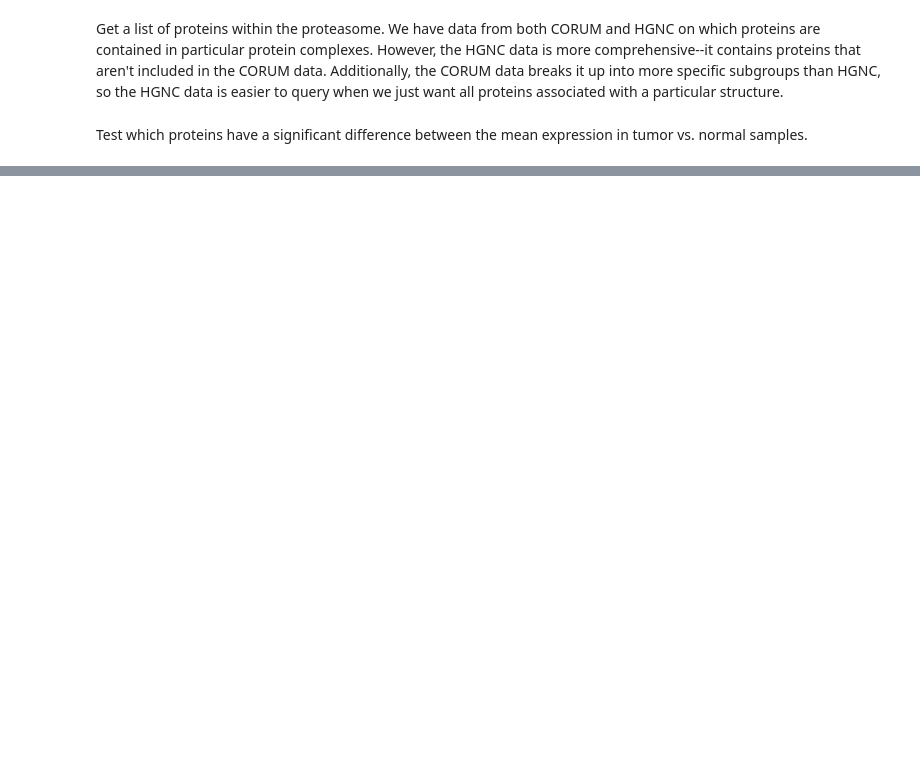
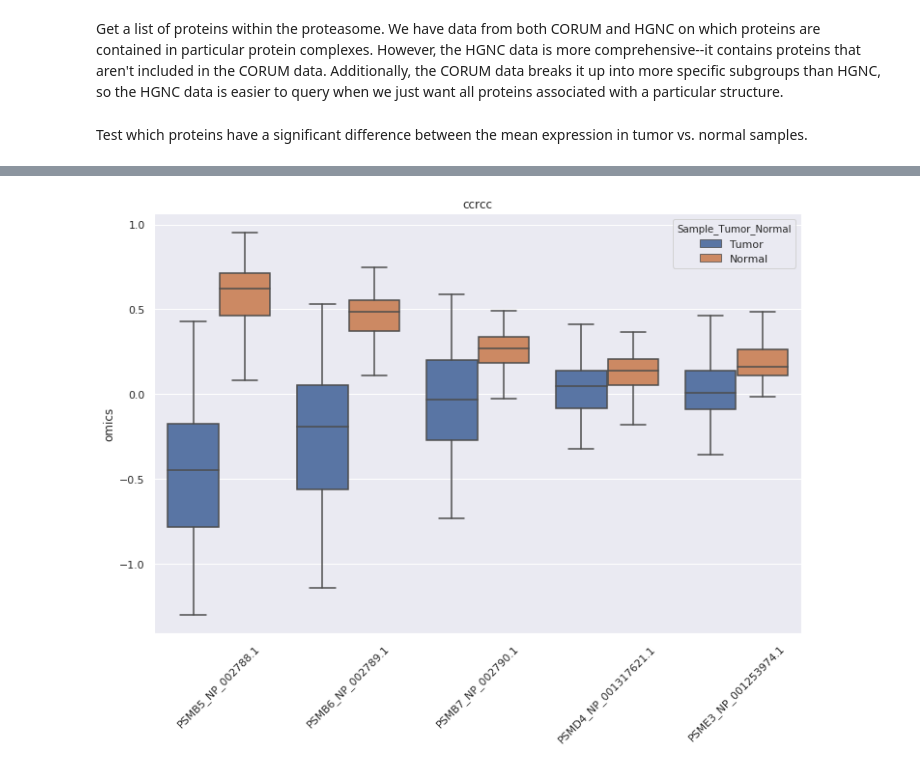
Before and after one commit to PayneLab/ProteinComplexes_2.0, a Jupyter notebook: proteasome_all.ipynb, the cells around one changed output, grey strips where cells are left out. Cells and saved outputs as stored; diff of their text form; code cells hidden in the pictures; blank space fills up the shorter version.

```diff
--- a/proteasome_all.ipynb
+++ b/proteasome_all.ipynb
@@ -84,3 +132,11 @@ ccrcc
+# %%
+pc.boxplot_omics_tumor_normal(
+    dataset=datasets[0],
+    data_type="proteomics",
+    ids=decreased["ccrcc"].index
+)
+# %% [output]
+[figure, added]
 # %%
 # Next: Write a function to do boxplots, based off Amanda's, and then plot the results for proteins
 # with a significant difference. Then, test it on the supercomputer for all proteins will small
```
Also changed, not shown: parts of 5 cells of this notebook, 2 other files.
